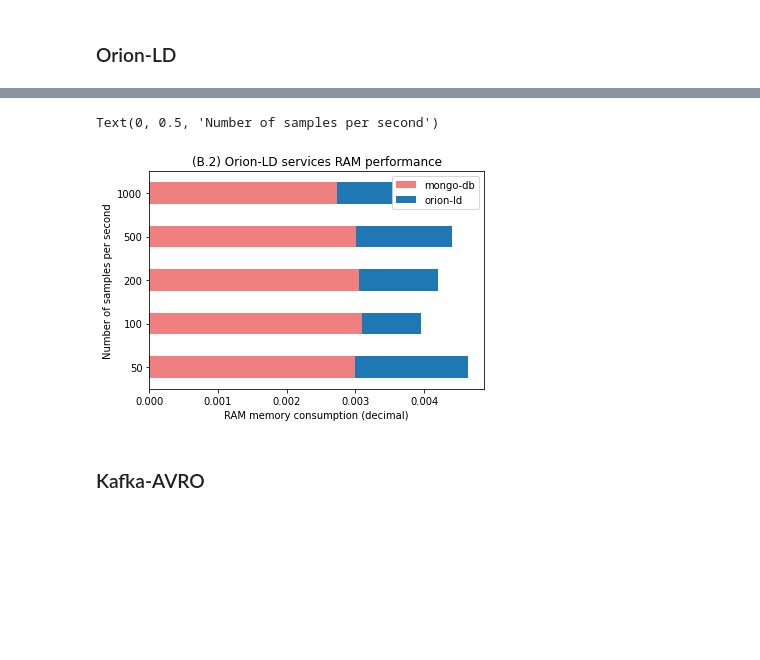
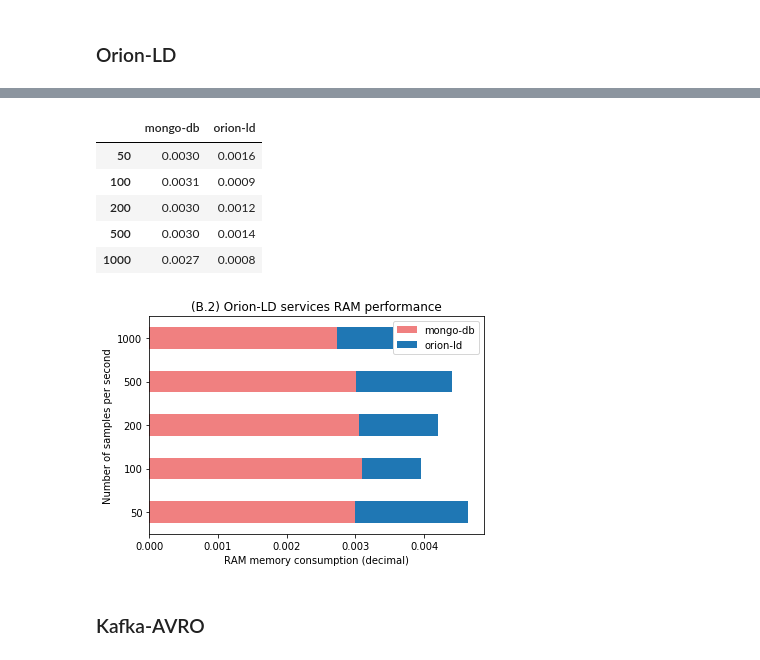
Before and after one commit to giros-dit/cim-prometheus-pipelines, a Jupyter notebook: Experiments.ipynb, the cells around one changed output, grey strips where cells are left out. Drawn from its saved outputs; the diff is of its cells as text; code cells hidden in the pictures; blank space fills up the shorter version.

```diff
--- a/Experiments.ipynb
+++ b/Experiments.ipynb
@@ -277,10 +309,17 @@ for table in orion_services:
 # %%
 colors = ['lightcoral','tab:blue']
 orion_mem_df = pd.DataFrame(orion_mem, index=events)
 orion_mem_df_plot = orion_mem_df.plot.barh(stacked=True, color=colors,
                                                           title="(B.2) Orion-LD services RAM performance")
 orion_mem_df_plot.set_xlabel("RAM memory consumption (decimal)")
 orion_mem_df_plot.set_ylabel("Number of samples per second")
+
+orion_mem_df
 # %% [output]
-Text(0, 0.5, 'Number of samples per second')
+|  | mongo-db | orion-ld |
+| 50 | 0.0030 | 0.0016 |
+| 100 | 0.0031 | 0.0009 |
+| 200 | 0.0030 | 0.0012 |
+| 500 | 0.0030 | 0.0014 |
+| 1000 | 0.0027 | 0.0008 |
-[figure, old version]
+[figure, new version]
```
Also changed, not shown: parts of 28 cells of this notebook.
